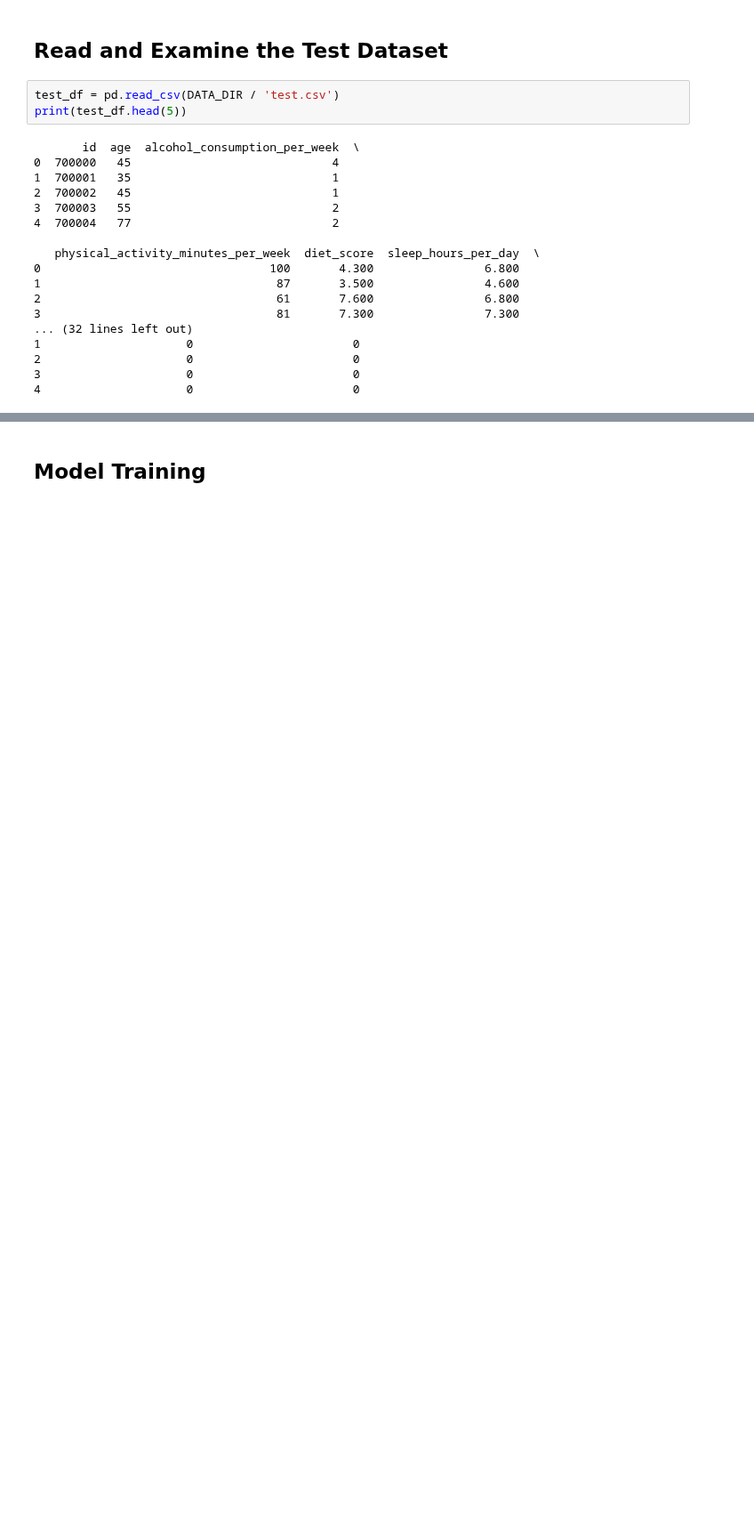
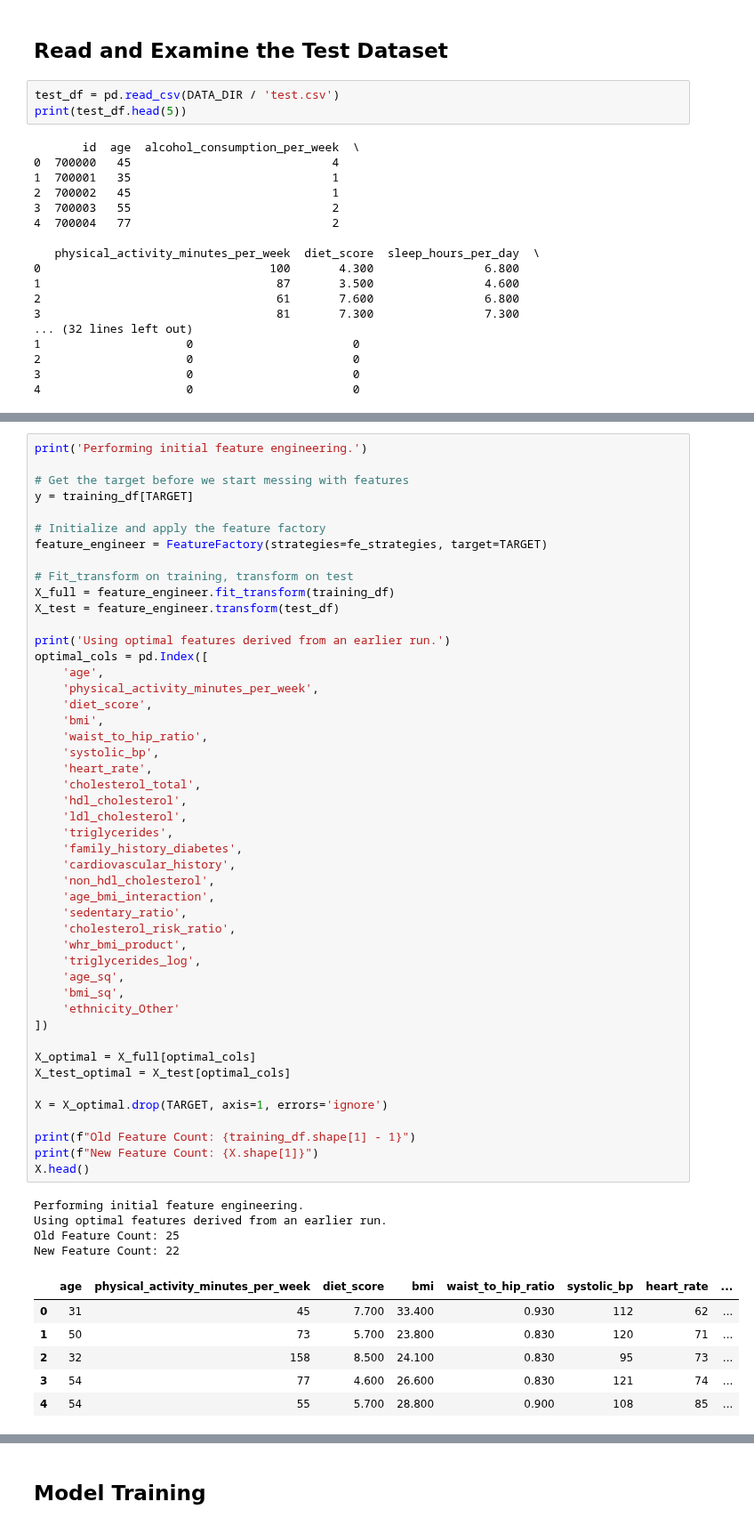
Before and after one commit to SteveTarter/kaggle-playground-series, a Jupyter notebook: 2025/s5e12/ps-s5e12-xgboost.ipynb, the cells around one changed output, grey strips where cells are left out. Shown at 89% size. Saved outputs shown, nothing was run; the diff lists cells and outputs as text; blank space fills up the shorter version.

```diff
--- a/2025/s5e12/ps-s5e12-xgboost.ipynb
+++ b/2025/s5e12/ps-s5e12-xgboost.ipynb
@@ -144,0 +163,58 @@ print(test_df.head(5))
+# %%
+print('Performing initial feature engineering.')
+
+# Get the target before we start messing with features
+y = training_df[TARGET]
+
+# Initialize and apply the feature factory
+feature_engineer = FeatureFactory(strategies=fe_strategies, target=TARGET)
+
+# Fit_transform on training, transform on test
+X_full = feature_engineer.fit_transform(training_df)
+X_test = feature_engineer.transform(test_df)
+
+print('Using optimal features derived from an earlier run.')
+optimal_cols = pd.Index([
+    'age',
+    'physical_activity_minutes_per_week',
+    'diet_score',
+    'bmi',
+    'waist_to_hip_ratio',
+    'systolic_bp',
+    'heart_rate',
+    'cholesterol_total',
+    'hdl_cholesterol',
+    'ldl_cholesterol',
+    'triglycerides',
+    'family_history_diabetes',
+    'cardiovascular_history',
+    'non_hdl_cholesterol',
+    'age_bmi_interaction',
+    'sedentary_ratio',
+    'cholesterol_risk_ratio',
+    'whr_bmi_product',
+    'triglycerides_log',
+    'age_sq',
+    'bmi_sq',
+    'ethnicity_Other'
+])
+
+X_optimal = X_full[optimal_cols]
+X_test_optimal = X_test[optimal_cols]
+
+X = X_optimal.drop(TARGET, axis=1, errors='ignore')
+
+print(f"Old Feature Count: {training_df.shape[1] - 1}")
+print(f"New Feature Count: {X.shape[1]}")
+X.head()
+# %% [output]
+Performing initial feature engineering.
+Using optimal features derived from an earlier run.
+Old Feature Count: 25
+New Feature Count: 22
+|  | age | physical_activity_minutes_per_week | diet_score | bmi | waist_to_hip_ratio | systolic_bp | heart_rate | ... |
+| 0 | 31 | 45 | 7.700 | 33.400 | 0.930 | 112 | 62 | ... |
+| 1 | 50 | 73 | 5.700 | 23.800 | 0.830 | 120 | 71 | ... |
+| 2 | 32 | 158 | 8.500 | 24.100 | 0.830 | 95 | 73 | ... |
+| 3 | 54 | 77 | 4.600 | 26.600 | 0.830 | 121 | 74 | ... |
+| 4 | 54 | 55 | 5.700 | 28.800 | 0.900 | 108 | 85 | ... |
```
Also changed, not shown: parts of 13 cells of this notebook, 4 other files.
